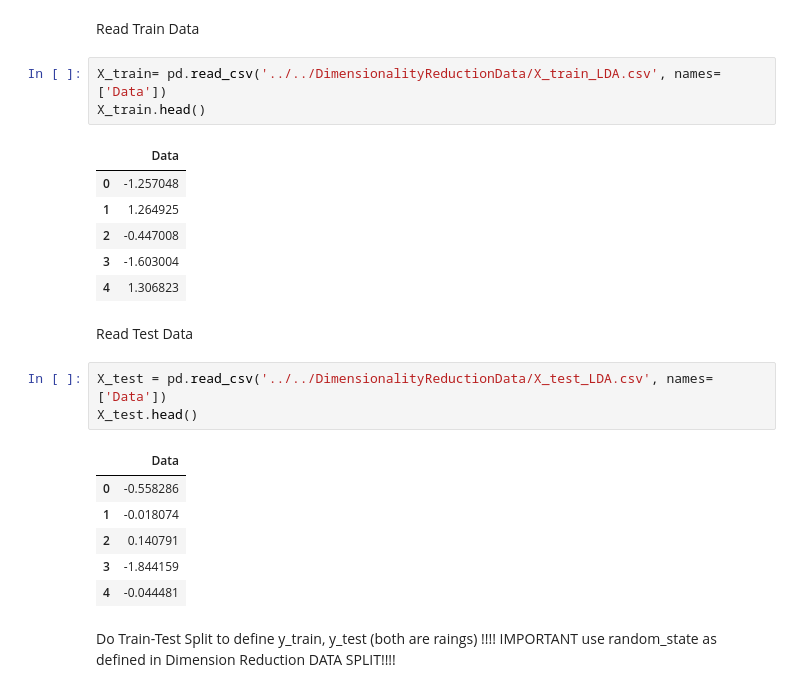
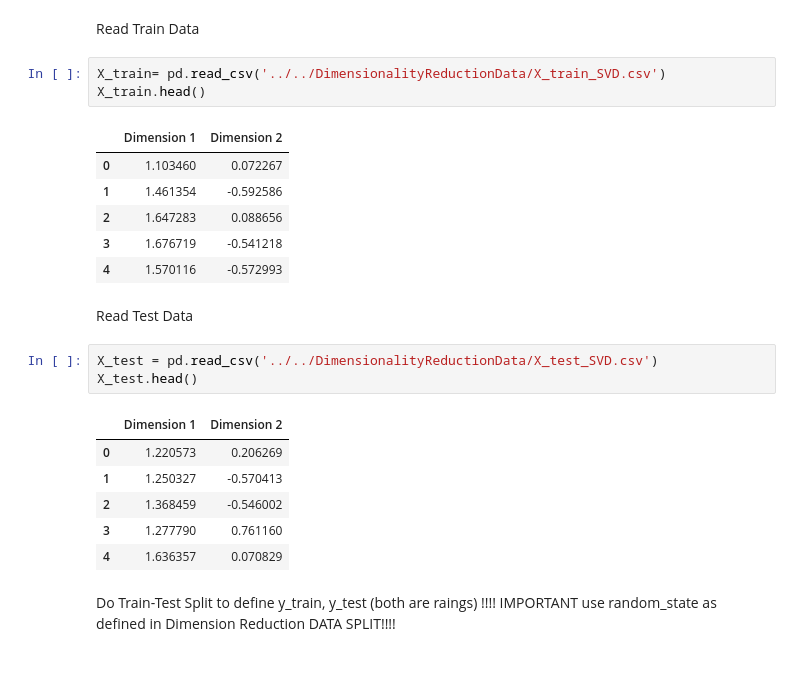
Before and after one commit to SoareCristi/BigData_MovieRatings, a Jupyter notebook: models/SupportVectorMachines/svm_svd.ipynb, the cells around one changed output. Drawn from its saved outputs; the diff is of its cells as text.

```diff
--- a/models/SupportVectorMachines/svm_svd.ipynb
+++ b/models/SupportVectorMachines/svm_svd.ipynb
@@ -28,27 +28,27 @@ df_scaled = pd.read_csv('../../Data/dataset_preprocessed.csv')
 # %% [markdown]
 Read Train Data
 # %%
-X_train= pd.read_csv('../../DimensionalityReductionData/X_train_LDA.csv', names=['Data'])
+X_train= pd.read_csv('../../DimensionalityReductionData/X_train_SVD.csv')
 X_train.head()
 # %% [output]
-|  | Data |
-| 0 | -1.257048 |
-| 1 | 1.264925 |
-| 2 | -0.447008 |
-| 3 | -1.603004 |
-| 4 | 1.306823 |
+|  | Dimension 1 | Dimension 2 |
+| 0 | 1.103460 | 0.072267 |
+| 1 | 1.461354 | -0.592586 |
+| 2 | 1.647283 | 0.088656 |
+| 3 | 1.676719 | -0.541218 |
+| 4 | 1.570116 | -0.572993 |
 # %% [markdown]
 Read Test Data
 # %%
-X_test = pd.read_csv('../../DimensionalityReductionData/X_test_LDA.csv', names=['Data'])
+X_test = pd.read_csv('../../DimensionalityReductionData/X_test_SVD.csv')
 X_test.head()
 # %% [output]
-|  | Data |
-| 0 | -0.558286 |
-| 1 | -0.018074 |
-| 2 | 0.140791 |
-| 3 | -1.844159 |
-| 4 | -0.044481 |
+|  | Dimension 1 | Dimension 2 |
+| 0 | 1.220573 | 0.206269 |
+| 1 | 1.250327 | -0.570413 |
+| 2 | 1.368459 | -0.546002 |
+| 3 | 1.277790 | 0.761160 |
+| 4 | 1.636357 | 0.070829 |
 # %% [markdown]
 Do Train-Test Split to define y_train, y_test (both are raings)
 !!!! IMPORTANT use random_state as defined in Dimension Reduction DATA SPLIT!!!!
```
Also changed, not shown: parts of 9 cells of this notebook.
